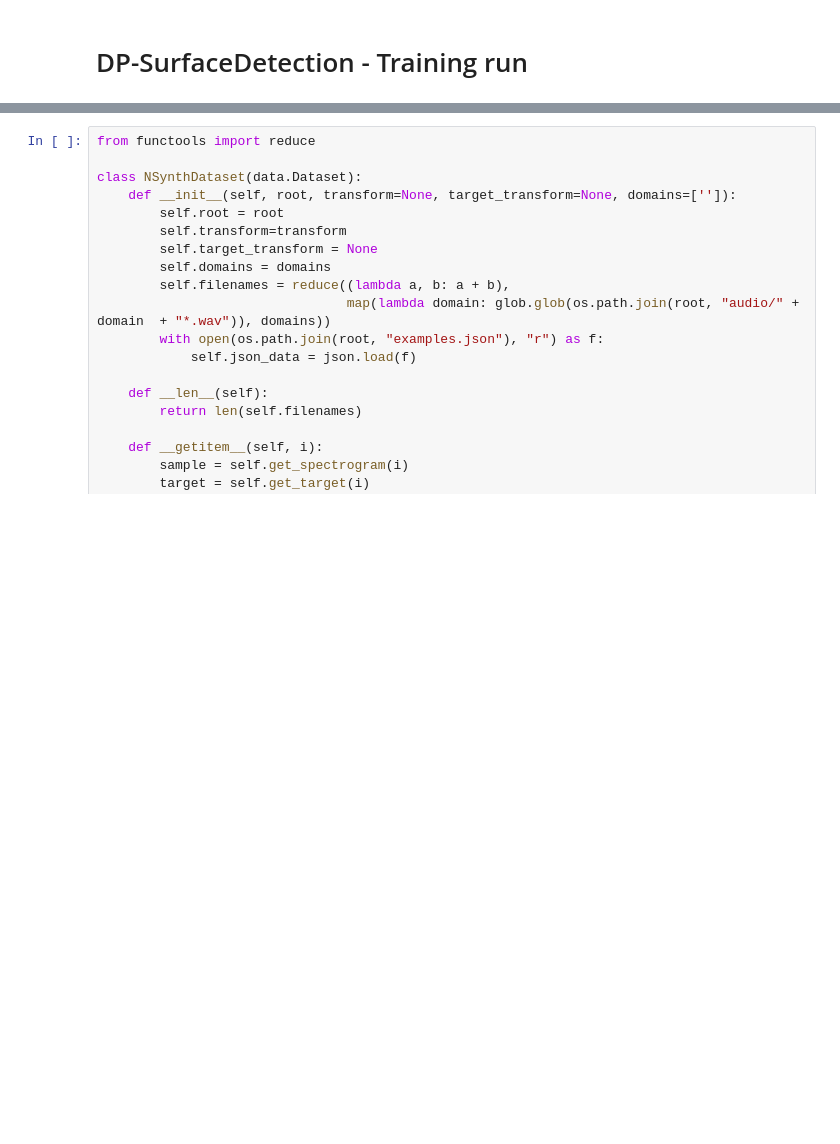
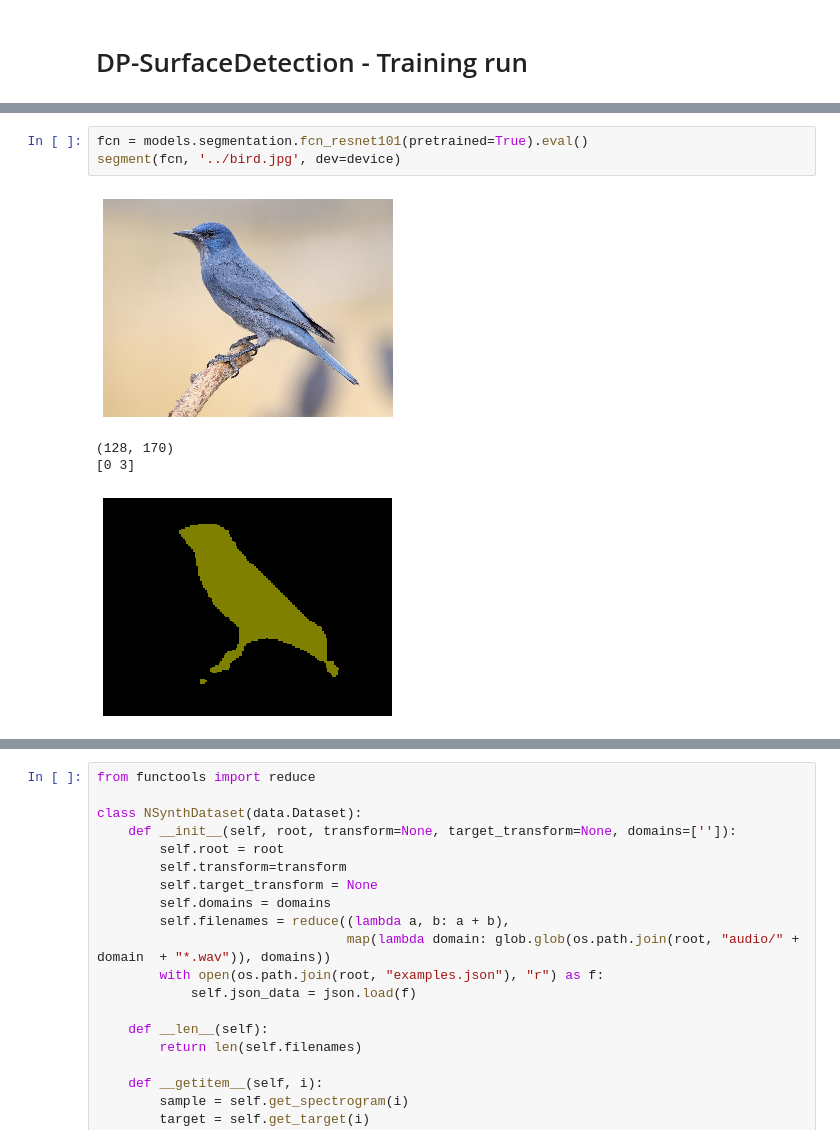
Before and after one commit to luckyluks/DP-SurfaceDetection, a Jupyter notebook: src/training.ipynb, the cells around one changed output, grey strips where cells are left out. Drawn from its saved outputs; the diff is of its cells as text; blank space fills up the shorter version.

```diff
--- a/src/training.ipynb
+++ b/src/training.ipynb
@@ -26,0 +81,8 @@ from plotter import Plotter
+# %%
+fcn = models.segmentation.fcn_resnet101(pretrained=True).eval()
+segment(fcn, '../bird.jpg', dev=device)
+# %% [output]
+[figure, added]
+(128, 170)
+[0 3]
+[figure, added]
```
Also changed, not shown: parts of 9 cells of this notebook, 1 other file.
